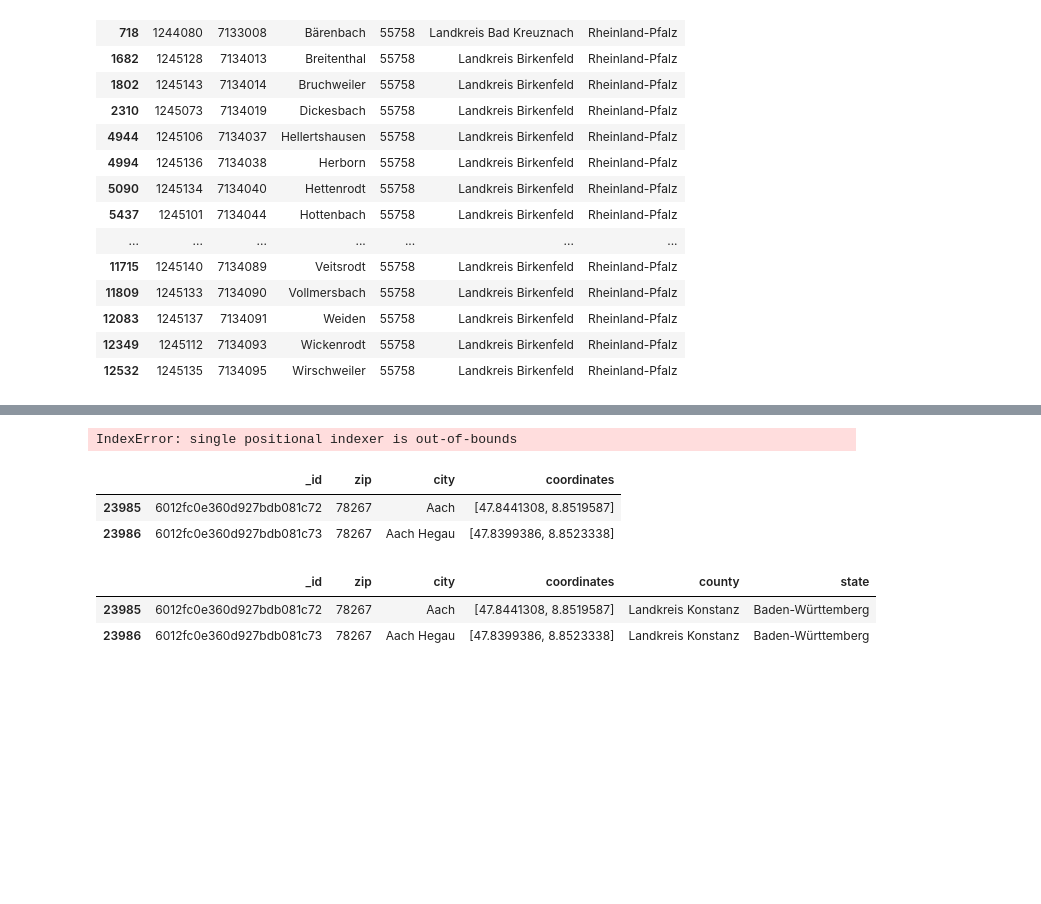
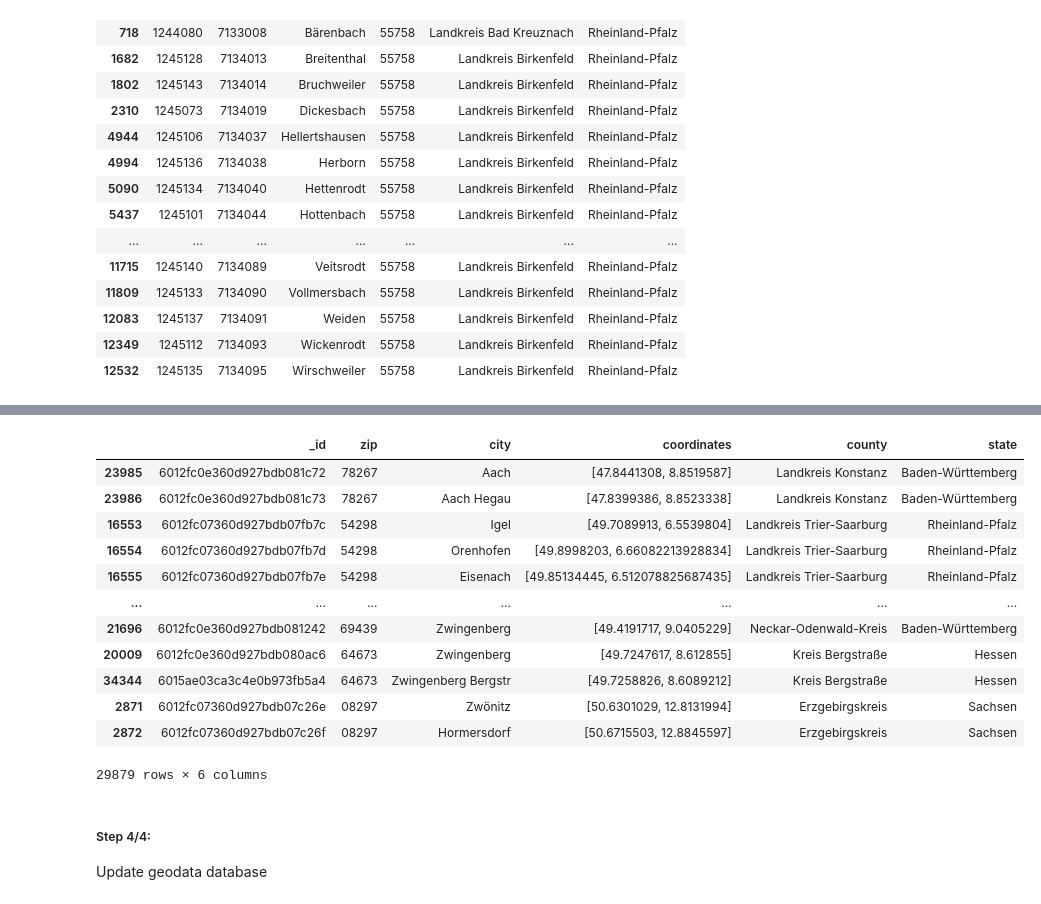
Before and after one commit to mayo-s/phonebookdiver, a Jupyter notebook: jupyter/phonebookdiver_notebook.ipynb, the cells around one changed output, grey strips where cells are left out. Drawn from its saved outputs; the diff is of its cells as text; code cells hidden in the pictures; blank space fills up the shorter version.

```diff
--- a/jupyter/phonebookdiver_notebook.ipynb
+++ b/jupyter/phonebookdiver_notebook.ipynb
@@ -952,0 +950,3 @@ Load collection from database
+# %%
+zip_df = pd.DataFrame(db.zips_cities_counties_states.find({}))
+zip_df.value_counts('zip')
@@ -1012,11 +1032,22 @@ geodata_df.loc[geodata_df['zip'] == '54636'].sort_values(by='city')
 # %%
-# failing - returns empty df
 start = time.time()
+new_df = None
 for z in zip_df.zip.unique():
-    county = zip_df.loc[zip_df['zip'] == z]['county'].iloc[0]
-    state = zip_df.loc[zip_df['zip'] == z]['state'].iloc[0]
-    geodata_df.loc[geodata_df['zip'] == z]['county'] = county
-    geodata_df.loc[geodata_df['zip'] == z]['state'] = state
+    cs_df = zip_df.loc[zip_df['zip'] == z]
+    county = cs_df.county.iloc[0]
+    state = cs_df.state.iloc[0]
+    if z < 10000:
+        z = '0' + str(z)
+    else: z = str(z)
+    gd_df = geodata_df.loc[geodata_df['zip'] == z].copy(deep=True)
+    gd_df['county'] = county
+    gd_df['state'] = state
+    if new_df is None:
+        new_df = gd_df.copy(deep=True)
+        continue
+    nd = new_df.copy(deep=True)
+    new_df = nd.append(gd_df)
+
 elapsed_time(start, time.time())
-# 2492.923139810562 seconds (≈ 41.55 minutes)
+# '74.98189115524292 seconds' for 29879/
 # %% [output]
@@ -1052,25 +1055,20 @@ elapsed_time(start, time.time())
-# %%
-start = time.time()
-
-for z in zip_df.zip.unique():
-    if z < 10000:
-        z = '0' + str(z)
-    else: z = str(z)
-
-    cs_df = zip_df.loc[zip_df['zip'] == z]
-    print(f'{z} ==> {cs_df.county.iloc[0]} {z_df.state.iloc[0]}')
-elapsed_time(start, time.time())
-# %% [output]
-IndexError: single positional indexer is out-of-bounds
-# %%
-geodata_df.loc[geodata_df['zip'] == '78267']
-# %% [output]
-|  | _id | zip | city | coordinates |
-| 23985 | 6012fc0e360d927bdb081c72 | 78267 | Aach | [47.8441308, 8.8519587] |
-| 23986 | 6012fc0e360d927bdb081c73 | 78267 | Aach Hegau | [47.8399386, 8.8523338] |
-# %%
-results_df
-# %% [output]
-|  | _id | zip | city | coordinates | county | state |
-| 23985 | 6012fc0e360d927bdb081c72 | 78267 | Aach | [47.8441308, 8.8519587] | Landkreis Konstanz | Baden-Württemberg |
-| 23986 | 6012fc0e360d927bdb081c73 | 78267 | Aach Hegau | [47.8399386, 8.8523338] | Landkreis Konstanz | Baden-Württemberg |
+# %%
+# view results
+new_df
+# %% [output]
+|  | _id | zip | city | coordinates | county | state |
+| 23985 | 6012fc0e360d927bdb081c72 | 78267 | Aach | [47.8441308, 8.8519587] | Landkreis Konstanz | Baden-Württemberg |
+| 23986 | 6012fc0e360d927bdb081c73 | 78267 | Aach Hegau | [47.8399386, 8.8523338] | Landkreis Konstanz | Baden-Württemberg |
+| 16553 | 6012fc07360d927bdb07fb7c | 54298 | Igel | [49.7089913, 6.5539804] | Landkreis Trier-Saarburg | Rheinland-Pfalz |
+| 16554 | 6012fc07360d927bdb07fb7d | 54298 | Orenhofen | [49.8998203, 6.66082213928834] | Landkreis Trier-Saarburg | Rheinland-Pfalz |
+| 16555 | 6012fc07360d927bdb07fb7e | 54298 | Eisenach | [49.85134445, 6.512078825687435] | Landkreis Trier-Saarburg | Rheinland-Pfalz |
+| ... | ... | ... | ... | ... | ... | ... |
+| 21696 | 6012fc0e360d927bdb081242 | 69439 | Zwingenberg | [49.4191717, 9.0405229] | Neckar-Odenwald-Kreis | Baden-Württemberg |
+| 20009 | 6012fc0e360d927bdb080ac6 | 64673 | Zwingenberg | [49.7247617, 8.612855] | Kreis Bergstraße | Hessen |
+| 34344 | 6015ae03ca3c4e0b973fb5a4 | 64673 | Zwingenberg Bergstr | [49.7258826, 8.6089212] | Kreis Bergstraße | Hessen |
+| 2871 | 6012fc07360d927bdb07c26e | 08297 | Zwönitz | [50.6301029, 12.8131994] | Erzgebirgskreis | Sachsen |
+| 2872 | 6012fc07360d927bdb07c26f | 08297 | Hormersdorf | [50.6715503, 12.8845597] | Erzgebirgskreis | Sachsen |
+29879 rows × 6 columns
+# %% [markdown]
+##### Step 4/4:
+Update geodata database
```
Also changed, not shown: parts of 23 cells of this notebook.
